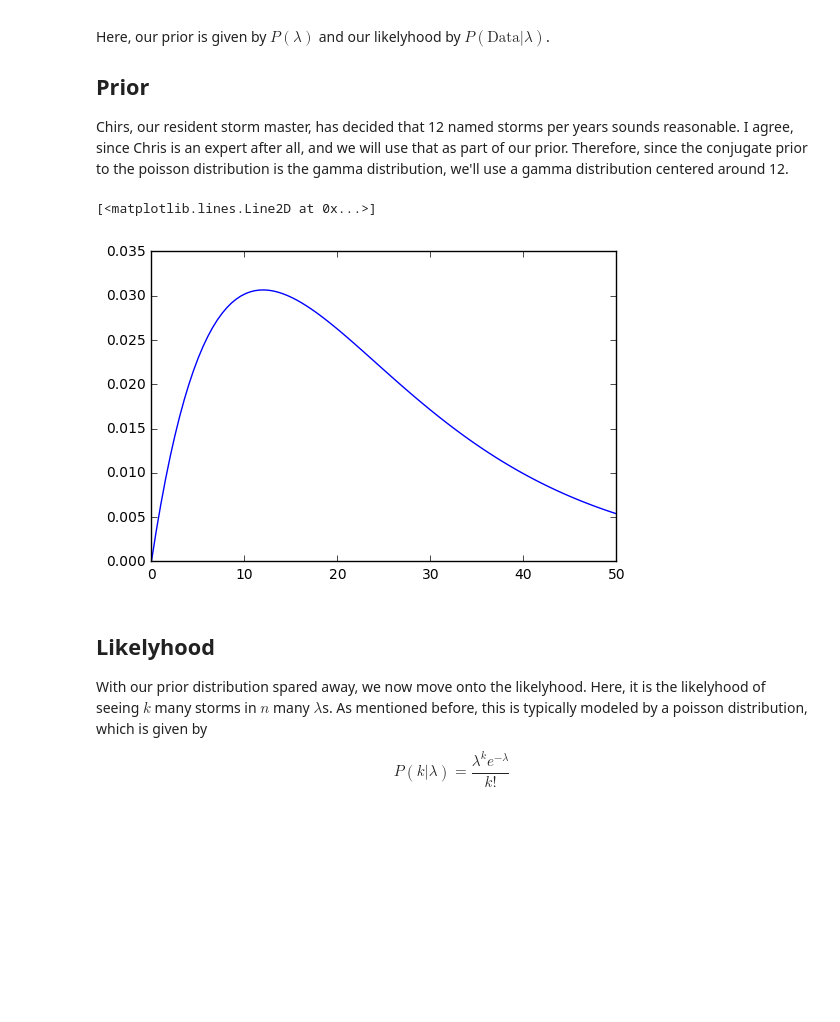
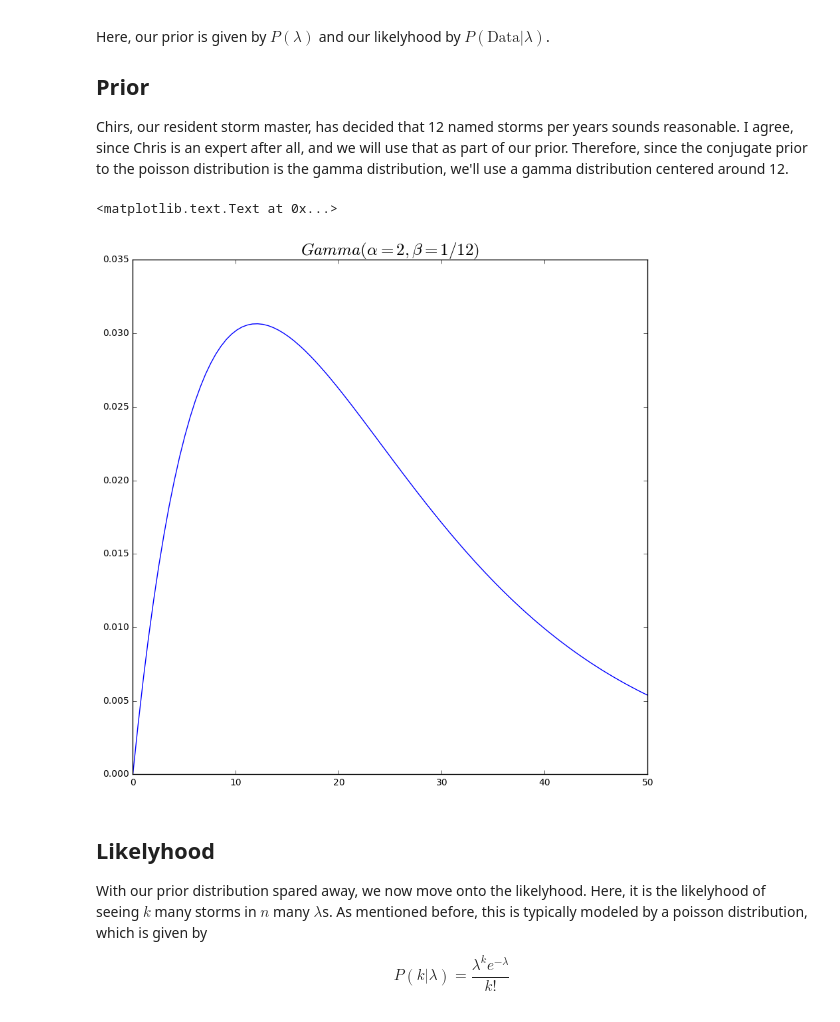
Before and after one commit to edelsonc/hurricane_research, a Jupyter notebook: predictive_lambda.ipynb, the cells around one changed output. Cells and saved outputs as stored; diff of their text form; code cells hidden in the pictures; blank space fills up the shorter version.

Commit message:
Added more images

```diff
--- a/predictive_lambda.ipynb
+++ b/predictive_lambda.ipynb
@@ -24,12 +24,14 @@ def gamma_dist(x, alpha, beta):
 # %%
 alpha = 2
 beta = 0.083333
 x = numpy.linspace(0,50,100)
 g = gamma_dist(x, alpha, beta)
+pyplot.figure(figsize=(10,10))
 pyplot.plot(x,g)
+pyplot.title("$Gamma(\\alpha=2, \\beta=1/12)$", fontsize=18)
 # %% [output]
-[<matplotlib.lines.Line2D at 0x...>]
+<matplotlib.text.Text at 0x...>
-[figure, old version]
+[figure, new version]
 # %% [markdown]
 ## Likelyhood
 With our prior distribution spared away, we now move onto the likelyhood. Here, it is the likelyhood of seeing $k$ many storms in $n$ many $\lambda$s. As mentioned before, this is typically modeled by a poisson distribution, which is given by
```
Also changed, not shown: parts of 1 cell of this notebook, 7 other files.
